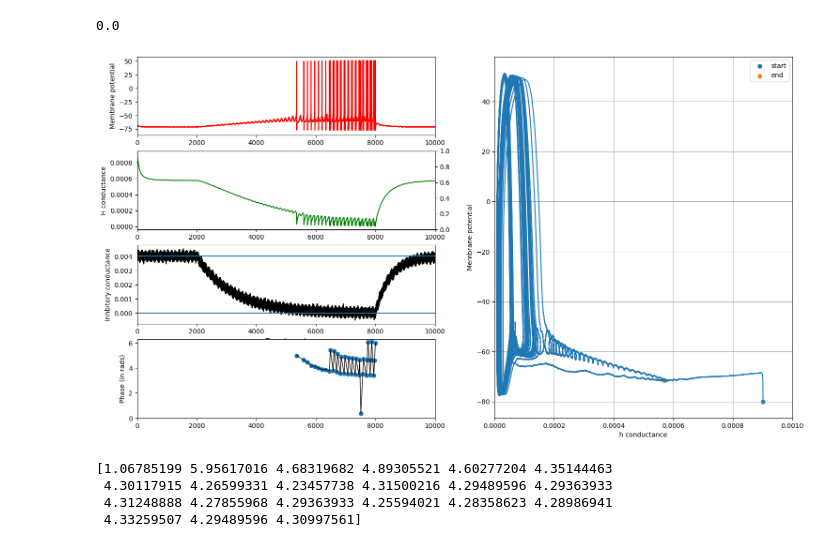
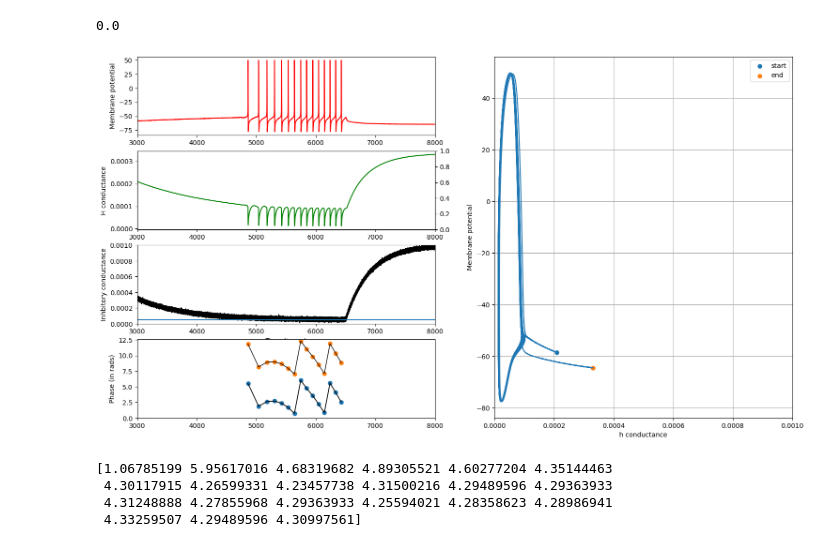
Before and after one commit to tiny-infinity/GridCellsTheta, a Jupyter notebook: phase_prec_final.ipynb, the cells around one changed output. Drawn from its saved outputs; the diff is of its cells as text; code cells hidden in the pictures.

```diff
--- a/phase_prec_final.ipynb
+++ b/phase_prec_final.ipynb
@@ -111,14 +117,15 @@ h.continuerun(sim_dur)
 
 spikes_arr = np.array(spike_times_stell.to_python())
 phases = ((init_phase+((spikes_arr) * theta_freq * 2 * np.pi / 1000)) % (2 * np.pi))
+phases_shifted = phases + 2*np.pi
 # %%
 from matplotlib.gridspec import GridSpec
 
 gh_cond = stellate_gh_vec.to_python()
 gnap_cond = stellate_gnap_vec.to_python()
 memb_pot = stell_v.to_python()
-start_time = 0
-end_time =  10000
+start_time = 3000
+end_time =  8000
 start_idx = int(start_time/h.dt)
 end_idx = int(end_time/h.dt)
 
@@ -134,36 +141,39 @@ ax3 = fig.add_subplot(gs[3,0])
 ax_phase = fig.add_subplot(gs[:,1])
 
 
 ax1.plot(time_arr[start_idx:end_idx],gh_cond[start_idx:end_idx],color='green')
 ax2.set_xlabel("Time (in ms)")
 ax2.set_ylabel("Inhbitory conductance")
 ax1.set_ylabel("H conductance")
 #ax1_1.plot(time_arr[start_idx:end_idx],gnap_cond[start_idx:end_idx],color='purple')
 ax0.set_ylabel("Membrane potential")
 ax0.plot(time_arr[start_idx:end_idx],memb_pot[start_idx:end_idx],color='red')
 ax2.plot(time_arr[start_idx:end_idx],inhib_cond_arr[start_idx:end_idx],color='black')
 ax2.axhline(y=g_max)
+ax3.plot(spikes_arr,phases,linewidth=1,color='black')
 ax2.axhline(y=g_min)
 ax3.plot(spikes_arr,phases,linewidth=1,color='black')
+ax3.plot(spikes_arr,phases_shifted,linewidth=1,color='black')
 ax3.scatter(spikes_arr,phases)
+ax3.scatter(spikes_arr,phases_shifted)
 ax3.set_ylabel("Phase (in rads)")
-ax3.set_ylim(0,2*np.pi)
+ax3.set_ylim(0,4*np.pi)
 ax_phase.plot(gh_cond[start_idx:end_idx],memb_pot[start_idx:end_idx])
 ax_phase.scatter(gh_cond[start_idx],memb_pot[start_idx],label='start')
 ax_phase.scatter(gh_cond[end_idx],memb_pot[end_idx],label='end')
 ax_phase.legend()
 ax_phase.set_xlabel("h conductance")
 ax_phase.set_ylabel("Membrane potential")
 ax_phase.set_xlim(0,0.001)
 ax0.set_xlim(start_time,end_time)
 ax1.set_xlim(start_time,end_time)
 ax2.set_xlim(start_time,end_time)
 ax3.set_xlim(start_time,end_time)
-#ax1.set_ylim(0,0.0007)
+ax2.set_ylim(0,0.001)
 plt.grid(True)
 plt.show()
 # %% [output]
-[figure, old version]
+[figure, new version]
 # %%
 print(phases)
 # %% [output]
```
Also changed, not shown: parts of 3 cells of this notebook, 1 other file.
